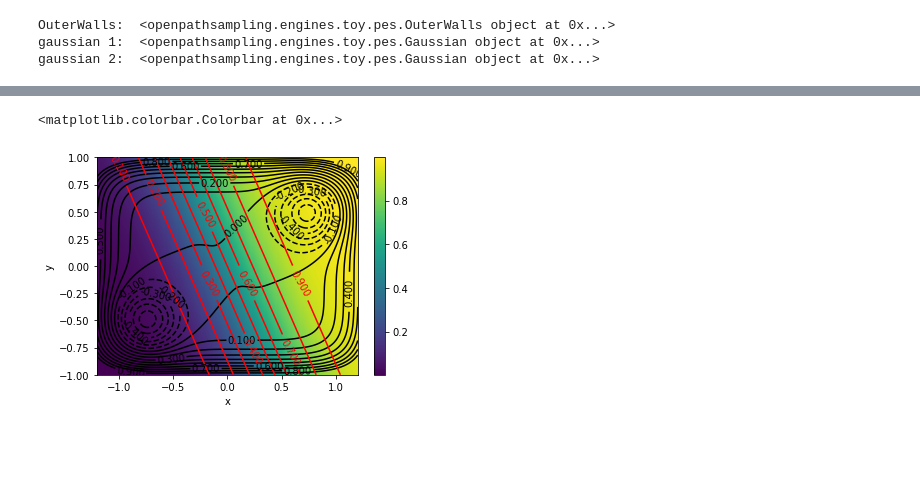
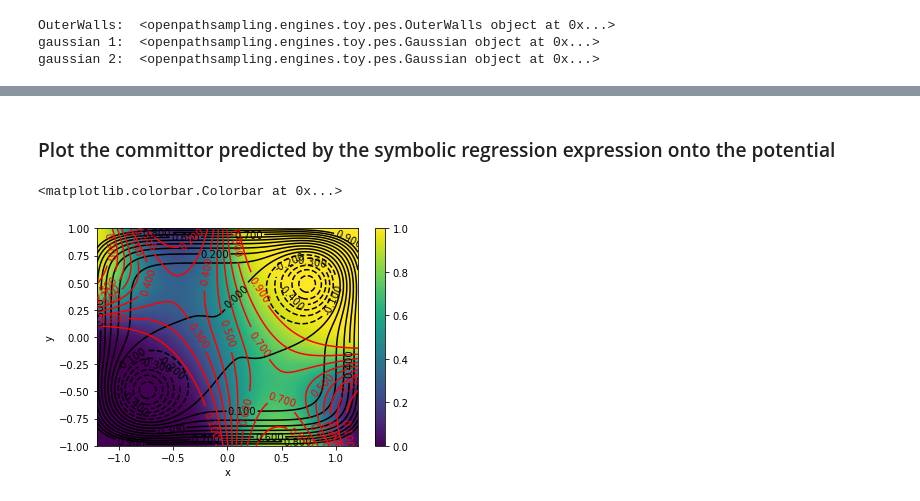
Before and after one commit to bio-phys/aimmd, a Jupyter notebook: examples/4_Toy_SymbolicRegression.ipynb, the cells around one changed output, grey strips where cells are left out. Drawn from its saved outputs; the diff is of its cells as text; code cells hidden in the pictures; blank space fills up the shorter version.

Commit message:
WIP: more examples, symreg example done?

```diff
--- a/examples/4_Toy_SymbolicRegression.ipynb
+++ b/examples/4_Toy_SymbolicRegression.ipynb
@@ -25,5 +54,5 @@ if wdir is not None:
 # %%
-storage_file = '22dim_toy_pytorch.nc'
+storage_file = '22dim_toy_keras.nc'
 storage = paths.Storage(storage_file, 'r')
 # %%
 toy_eng = storage.engines[0]
@@ -127,8 +174,13 @@ yt = shot_results[::skip]
 xtf = [pyaudi.gdual_vdouble(descriptors[:, i]) for i in max_idxs[:n]]
 ytf = shot_results[:]
 # %%
-# initialize random expression
-expression = arcd.symreg.initialize_random_expression(n, 1, kernels=['sum', 'diff', 'mul', 'div', 'log', 'exp']) # we could also add 'sin' and 'sig'
+# initialize symbolic regression expression with random conectivity and random edge weights
+expression = arcd.symreg.initialize_random_expression(n,  # n inputs
+                                                      1,  # 1 output: p_B
+                                                      kernels=['sum', 'diff', 'mul', 'div', 'log', 'exp'], # potentially allowed elementary mathematical operations
+                                                                                                           # our final expression will be a combination of those operations
+                                                                                                           # could also add 'sin' and 'sig' for sine and sigmoid
+                                                     )
 # %%
 # choose a loss function and a complexity regularization
 lossFX = arcd.symreg.losses.binom_loss
@@ -176,0 +249,2 @@ from scipy.special import expit as sigmoid  # useful for transform RC values to
+# %% [markdown]
+### Plot the committor predicted by the symbolic regression expression onto the potential
@@ -177,41 +255,51 @@ from scipy.special import expit as sigmoid  # useful for transform RC values to
 # %%
-# choose an expression to plot and the weights + genes to the values we saved
-genes = genesL[1]
-weights = weightsL[1]
+# choose an expression to plot and get the weights + genes we stored
+expr_idx = 0
+genes = genesL[expr_idx]
+weights = weightsL[expr_idx]
+# set genes and weights as above
 expression.set(genes)
 expression.set_weights(weights)
 
-# plot the found reaction coordinate onto the potential surface
+# genereate the potential surface plotting data
 x = np.linspace(-1.2, 1.2, 240)
 y = np.linspace(-1., 1., 200)
 X, Y = np.meshgrid(x,y)
-
+# create an array of coordinate value pairs to calculate V(x,y)
+# do it as one big 1d array as it is much faster
 coord = np.array([[xv, yv] for yv in y for xv in x])
 V_val = V(coord)
+# unwrap to a 2d array for plotting
 V_val = V_val.reshape((len(y), len(x)))
 
+# actual plotting
 fig, axs = plt.subplots(1)
 axs.set_xlabel('x')
 axs.set_ylabel('y')
 
+# plot isolines of the potential
 levels = np.arange(-1.5 , 1., 0.1)
 CS = axs.contour(X, Y, V_val, levels, colors='k')
 axs.clabel(CS, inline=1, fontsize=10, )
 axs.set_aspect('equal')
 
-
+# generate RC plotting data
 coord_gdual = [pyaudi.gdual_vdouble(coord[:, i]) for i in range(coord.shape[1])]
 rc = expression(coord_gdual)  # this is now a list of gdual_vdoubles
 # since we trained with the binomial loss the RC only has one entry, the RC towards B
-rc = np.array(rc[0].constant_cf) # convert to a numpy array, i.e. take only the values and ignore the higehr order derivates
+rc = np.array(rc[0].constant_cf) # convert to a numpy array, i.e. take only the values and ignore the higher order derivates
+# again unwrap to 2d array for plotting
 rc_mat = rc.reshape((len(y), len(x)))
 
+# actual plotting
+# first as color gradient
 mapp = axs.imshow(sigmoid(rc_mat), extent=[x[0], x[-1], y[0], y[-1]], origin='lower')
+# also plot isolines of p_B in red
 levels = np.arange(0. , 1., 0.1)
 CS = axs.contour(X, Y, sigmoid(rc_mat), levels, colors='r')
 axs.clabel(CS, inline=1, fontsize=10, )
-
+# draw a colorbar
 fig.colorbar(mapp)
 # %% [output]
 <matplotlib.colorbar.Colorbar at 0x...>
-[figure, old version]
+[figure, new version]
```
Also changed, not shown: parts of 27 cells of this notebook, 1 other file.
